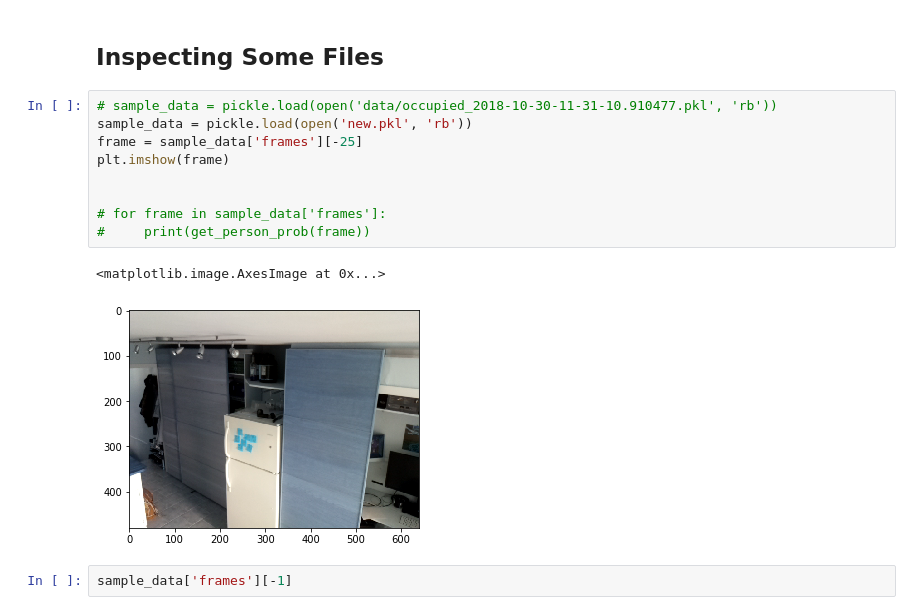
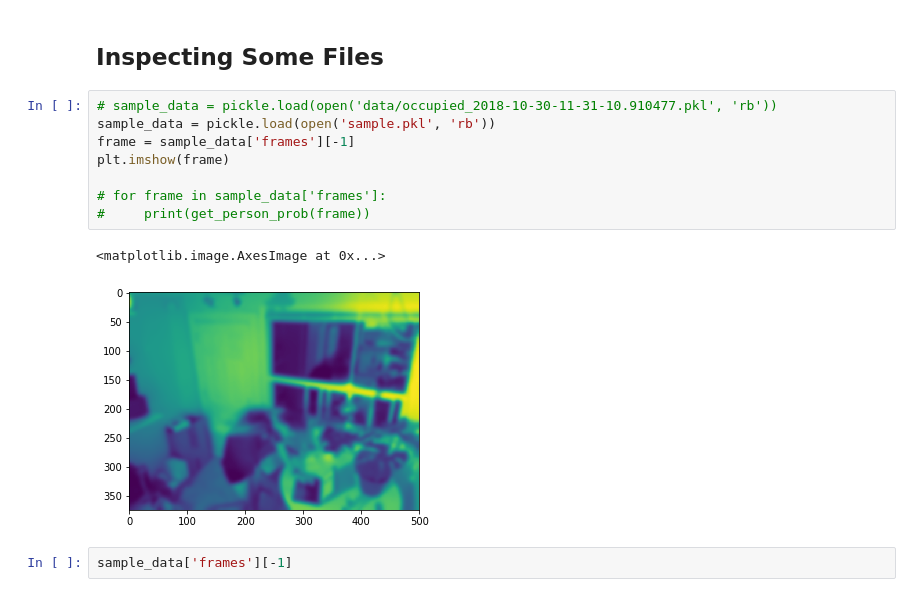
Before and after one commit to ian-whitestone/rpi-security-system, a Jupyter notebook: analysis/analysis.ipynb, the cells around one changed output. Saved outputs shown, nothing was run; the diff lists cells and outputs as text.

Commit message:
Save background image, #39

```diff
--- a/analysis/analysis.ipynb
+++ b/analysis/analysis.ipynb
@@ -209,16 +209,15 @@ Wall time: 598 ms
 ## Inspecting Some Files
 # %%
 # sample_data = pickle.load(open('data/occupied_2018-10-30-11-31-10.910477.pkl', 'rb'))
-sample_data = pickle.load(open('new.pkl', 'rb'))
-frame = sample_data['frames'][-25]
+sample_data = pickle.load(open('sample.pkl', 'rb'))
+frame = sample_data['frames'][-1]
 plt.imshow(frame)
-
 
 # for frame in sample_data['frames']:
 #     print(get_person_prob(frame))
 # %% [output]
 <matplotlib.image.AxesImage at 0x...>
-[figure, old version]
+[figure, new version]
 # %%
 sample_data['frames'][-1]
 # %%
```
Also changed, not shown: 1 other file.
